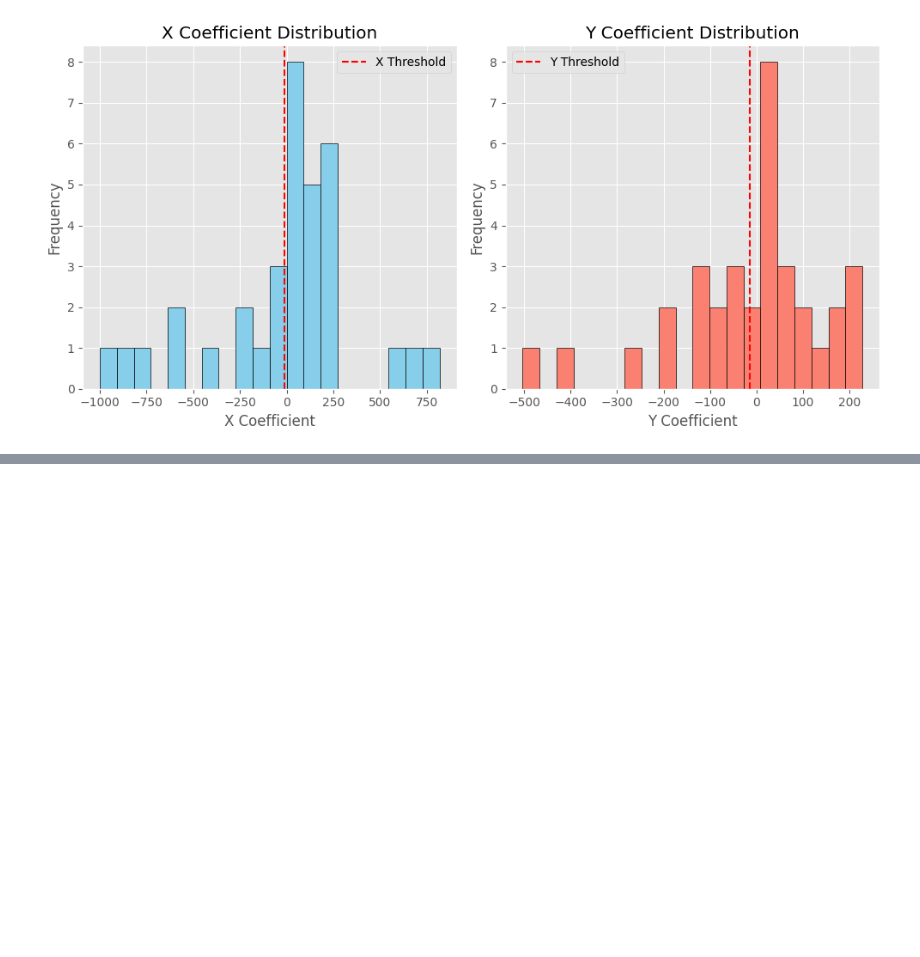
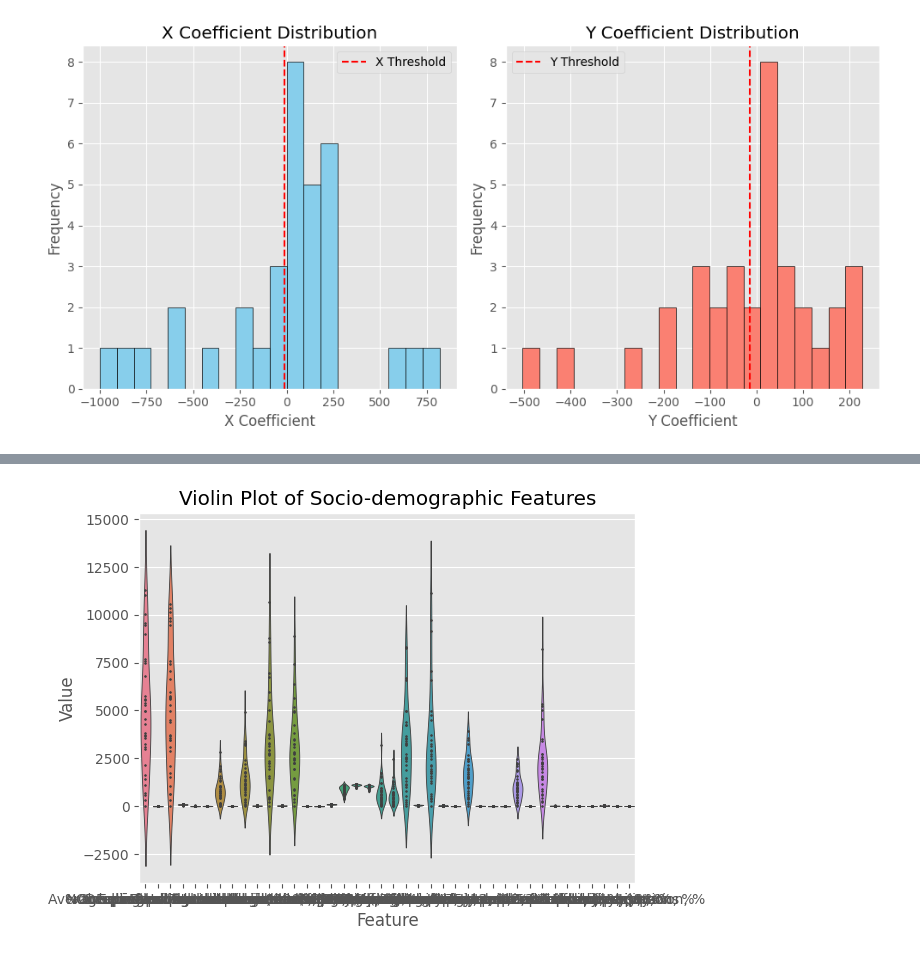
Before and after one commit to Subhasis-Biswas/ML4CPS_Project2, a Jupyter notebook: b1.ipynb, the cells around one changed output, grey strips where cells are left out. Drawn from its saved outputs; the diff is of its cells as text; code cells hidden in the pictures; blank space fills up the shorter version.

```diff
--- a/b1.ipynb
+++ b/b1.ipynb
@@ -619,0 +744,9 @@ plt.show()
+# %%
+# do a violin plot of 'Socio-demographic' features
+sns.violinplot(data=curr_data_num, inner='point')
+plt.title('Violin Plot of Socio-demographic Features')
+plt.xlabel('Feature')
+plt.ylabel('Value')
+plt.show()
+# %% [output]
+[figure, added]
```
Also changed, not shown: parts of 21 cells of this notebook, 1 other file.
